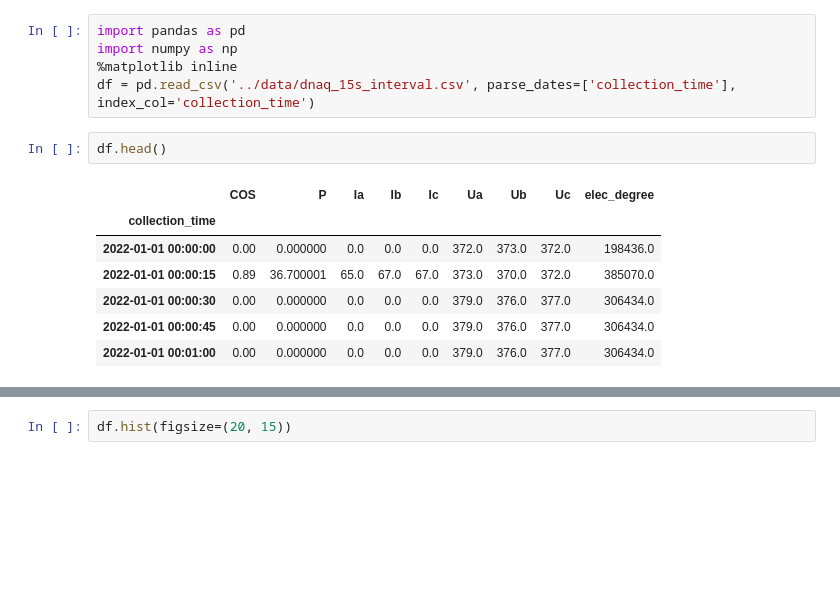
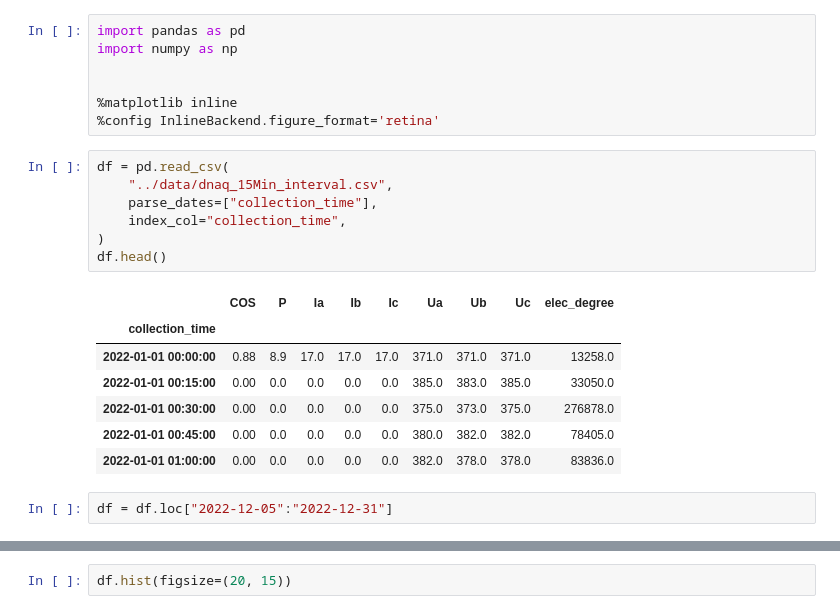
Before and after one commit to Raopend/voltage-current-prediction, a Jupyter notebook: notebook/data-analysis.ipynb, the cells around one changed output, grey strips where cells are left out. Cells and saved outputs as stored; diff of their text form; blank space fills up the shorter version.

```diff
--- a/notebook/data-analysis.ipynb
+++ b/notebook/data-analysis.ipynb
@@ -1,18 +1,27 @@
 # %%
 import pandas as pd
 import numpy as np
+
+
 %matplotlib inline
-df = pd.read_csv('../data/dnaq_15s_interval.csv', parse_dates=['collection_time'], index_col='collection_time')
+%config InlineBackend.figure_format='retina'
 # %%
+df = pd.read_csv(
+    "../data/dnaq_15Min_interval.csv",
+    parse_dates=["collection_time"],
+    index_col="collection_time",
+)
 df.head()
 # %% [output]
 |  | COS | P | Ia | Ib | Ic | Ua | Ub | Uc | elec_degree |
 | collection_time |  |  |  |  |  |  |  |  |  |
-| 2022-01-01 00:00:00 | 0.00 | 0.000000 | 0.0 | 0.0 | 0.0 | 372.0 | 373.0 | 372.0 | 198436.0 |
-| 2022-01-01 00:00:15 | 0.89 | 36.700001 | 65.0 | 67.0 | 67.0 | 373.0 | 370.0 | 372.0 | 385070.0 |
-| 2022-01-01 00:00:30 | 0.00 | 0.000000 | 0.0 | 0.0 | 0.0 | 379.0 | 376.0 | 377.0 | 306434.0 |
-| 2022-01-01 00:00:45 | 0.00 | 0.000000 | 0.0 | 0.0 | 0.0 | 379.0 | 376.0 | 377.0 | 306434.0 |
-| 2022-01-01 00:01:00 | 0.00 | 0.000000 | 0.0 | 0.0 | 0.0 | 379.0 | 376.0 | 377.0 | 306434.0 |
+| 2022-01-01 00:00:00 | 0.88 | 8.9 | 17.0 | 17.0 | 17.0 | 371.0 | 371.0 | 371.0 | 13258.0 |
+| 2022-01-01 00:15:00 | 0.00 | 0.0 | 0.0 | 0.0 | 0.0 | 385.0 | 383.0 | 385.0 | 33050.0 |
+| 2022-01-01 00:30:00 | 0.00 | 0.0 | 0.0 | 0.0 | 0.0 | 375.0 | 373.0 | 375.0 | 276878.0 |
+| 2022-01-01 00:45:00 | 0.00 | 0.0 | 0.0 | 0.0 | 0.0 | 380.0 | 382.0 | 382.0 | 78405.0 |
+| 2022-01-01 01:00:00 | 0.00 | 0.0 | 0.0 | 0.0 | 0.0 | 382.0 | 378.0 | 378.0 | 83836.0 |
+# %%
+df = df.loc["2022-12-05":"2022-12-31"]
 # %%
 df.describe()
 # %% [output]
```
Also changed, not shown: parts of 5 cells of this notebook, 8 other files.
